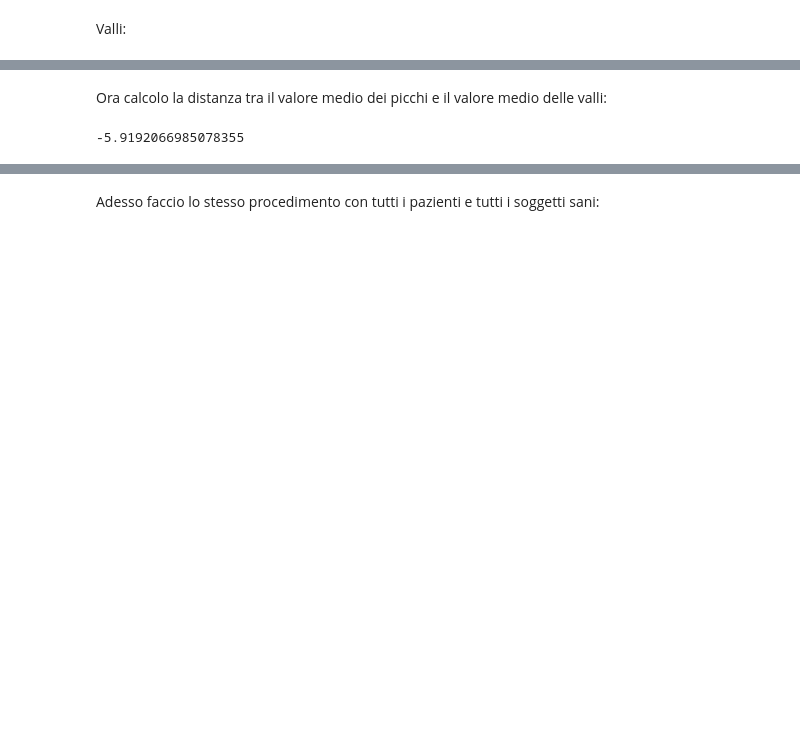
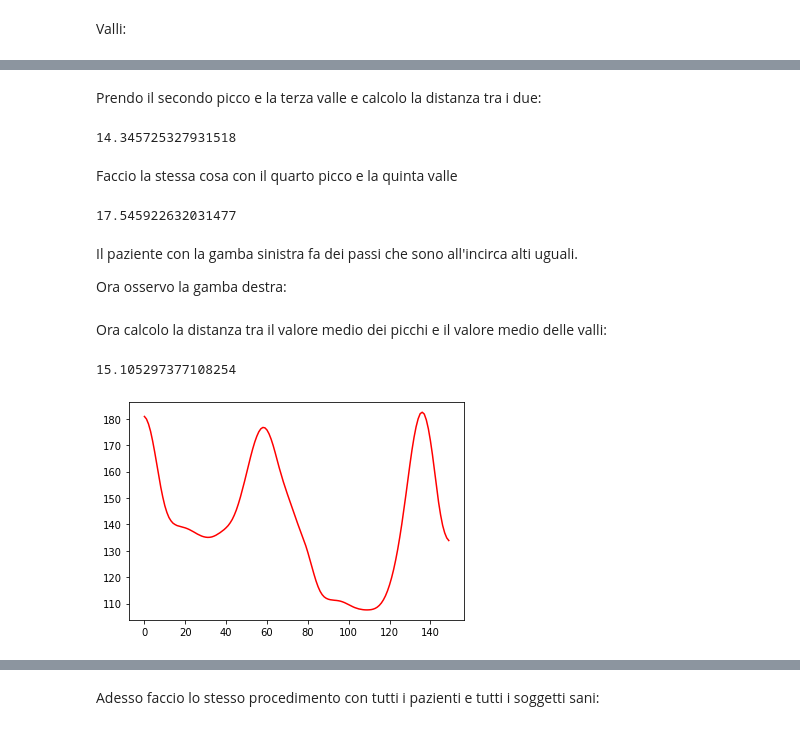
Before and after one commit to LoScarro/Fondamenti-di-Elaborazione-di-Segnali-e-Immagini, a Jupyter notebook: Pazienti/labo.ipynb, the cells around one changed output, grey strips where cells are left out. Saved outputs shown, nothing was run; the diff lists cells and outputs as text; code cells hidden in the pictures; blank space fills up the shorter version.

```diff
--- a/Pazienti/labo.ipynb
+++ b/Pazienti/labo.ipynb
@@ -646,7 +633,53 @@ print(valleys)
+# %% [markdown]
+Prendo il secondo picco e la terza valle e calcolo la distanza tra i due:
+# %%
+altezza=abs(peaks[1]-valleys[2])
+print(altezza)
+# %% [output]
+14.345725327931518
+# %% [markdown]
+Faccio la stessa cosa con il quarto picco e la quinta valle
+# %%
+altezza=abs(peaks[3]-valleys[5])
+print(altezza)
+# %% [output]
+17.545922632031477
+# %% [markdown]
+Il paziente con la gamba sinistra fa dei passi che sono all'incirca alti uguali.
+
+Ora osservo la gamba destra:
+# %%
+percorso="/home/davide/Documents/FESI"
+patient = '211_01_R_joints'  # nome del file (senza .mat)
+# qui metti il path al file .mat sul tuo pc (compreso .mat)
+data = loadmat(
+    percorso+"/Pazienti/"+patient+".mat")
+data_filter = data[list(data.keys())[-1]]
 # %% [markdown]
 Ora calcolo la distanza tra il valore medio dei picchi e il valore medio delle valli:
-# %%
-altezzaMedia=np.mean(peaks)-np.mean(valleys)
-print(altezzaMedia)
-# %% [output]
--5.9192066985078355
+# %%
+altezzaMedia=np.abs(np.mean(peaks)-np.mean(valleys))
+print(altezzaMedia)
+
+anca_x = nanRem(data_filter[:,0])
+anca_y = nanRem(data_filter[:,1])
+ginocchio_x = nanRem(data_filter[:,2])
+ginocchio_y = nanRem(data_filter[:,3])
+caviglia_x = nanRem(data_filter[:,4])
+caviglia_y = nanRem(data_filter[:,5])
+piede_x = nanRem(data_filter[:,6])
+piede_y = nanRem(data_filter[:,7])
+
+segnali=[anca_x, anca_y, ginocchio_x, ginocchio_y, caviglia_x, caviglia_y, piede_x, piede_y]
+
+pulizia(segnali)
+
+inverti_y(segnali)
+
+inverti_x(patient, segnali)
+
+plt.plot(segnali[5], "r")
+plt.show()
+# %% [output]
+15.105297377108254
+[figure, added]
```
Also changed, not shown: parts of 32 cells of this notebook, 1 other file.
